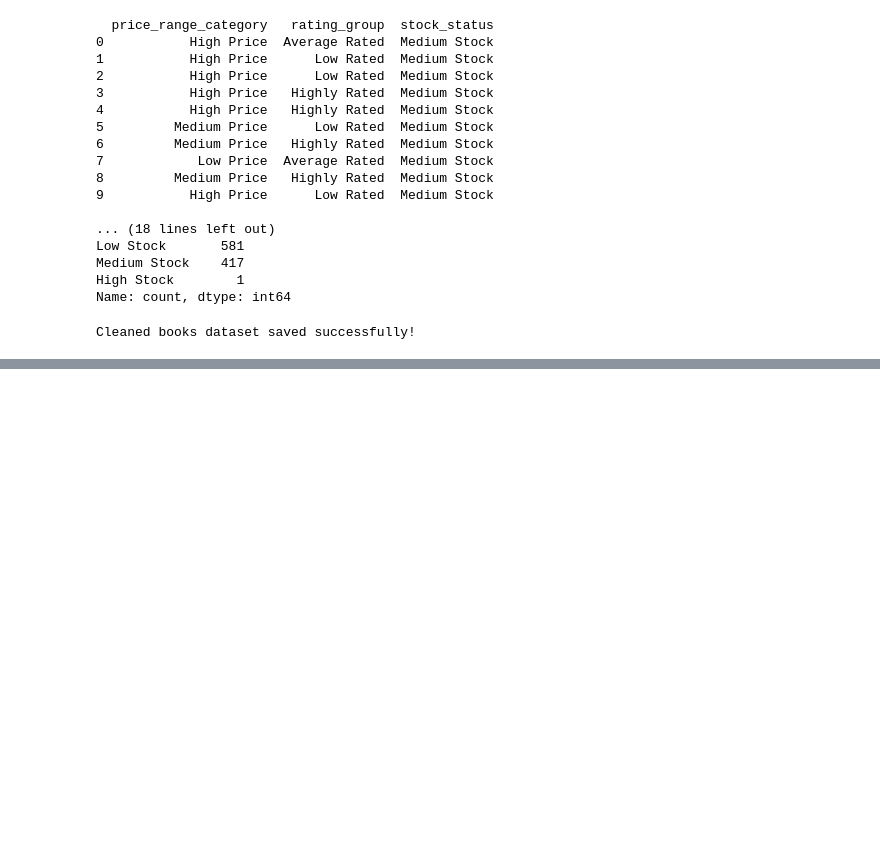
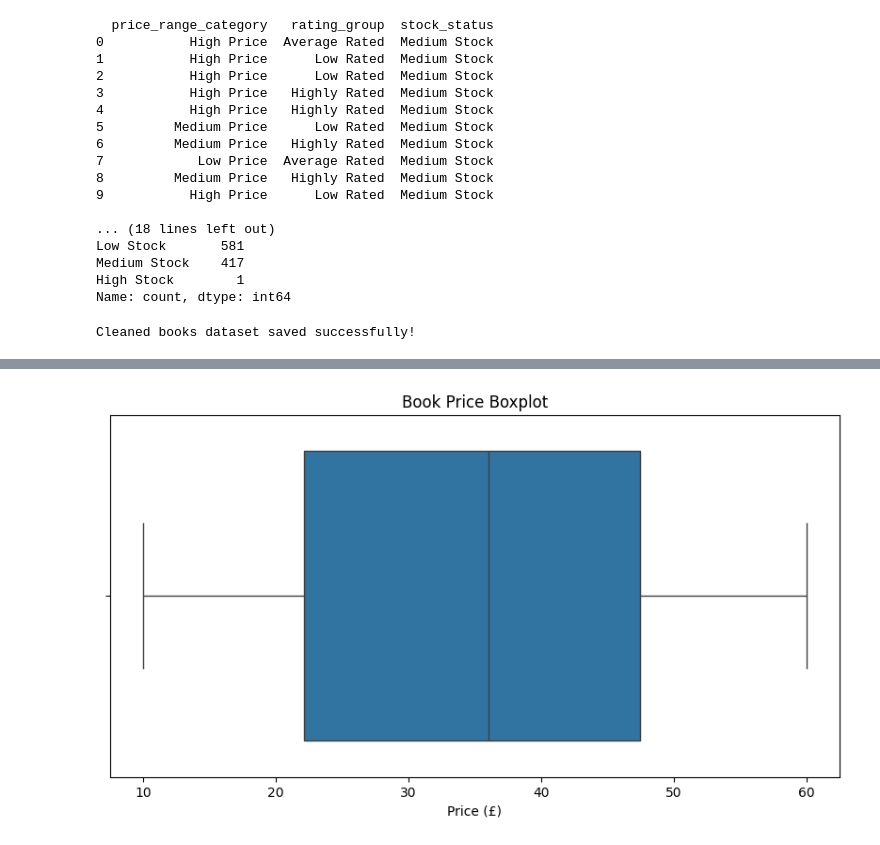
Before and after one commit to greeshavaishnavi09/Advanced_Multi_Source_Pipeline, a Jupyter notebook: research/01_multi_source_pipeline.ipynb, the cells around one changed output, grey strips where cells are left out. Saved outputs shown, nothing was run; the diff lists cells and outputs as text; code cells hidden in the pictures; blank space fills up the shorter version.

```diff
--- a/research/01_multi_source_pipeline.ipynb
+++ b/research/01_multi_source_pipeline.ipynb
@@ -2911,0 +2955,17 @@ Shape: (999, 9)
+# %%
+# Book Price Boxplot
+
+
+plt.figure(figsize=(10, 5))
+
+sns.boxplot(
+    data=books_clean,
+    x="price"
+)
+
+plt.title("Book Price Boxplot")
+plt.xlabel("Price (£)")
+
+plt.show()
+# %% [output]
+[figure, added]
```
Also changed, not shown: parts of 18 cells of this notebook.
